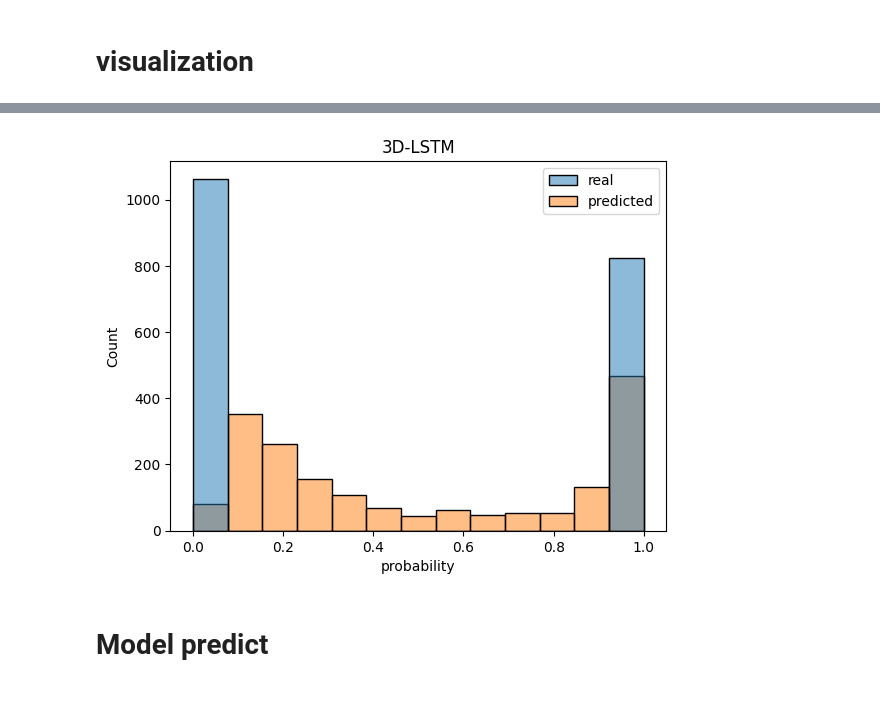
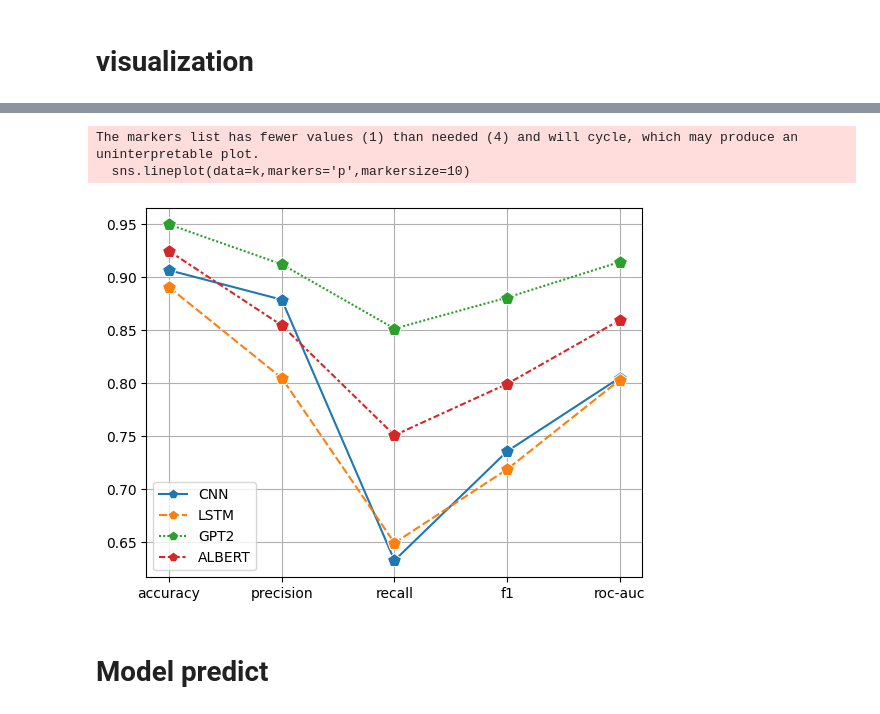
Before and after one commit to RedBatProject/Works, a Jupyter notebook: work_46_rumor.ipynb, the cells around one changed output, grey strips where cells are left out. Saved outputs shown, nothing was run; the diff lists cells and outputs as text; code cells hidden in the pictures.

```diff
--- a/work_46_rumor.ipynb
+++ b/work_46_rumor.ipynb
@@ -1057,12 +1105,11 @@ y0 = np.array(list(yt[yt==0].index))
-# %%
-name = '3D-LSTM'
-sns.histplot(dg)
-plt.xlabel('probability')
-plt.title(f'{name}')
-dg.to_csv(f'{path}{name}.csv',index=False)
-plt.savefig(f'{path}{name}.png',bbox_inches='tight')
-# %% [output]
-[figure, removed]
+# %%
+sns.lineplot(data=k,markers='p',markersize=10)
+plt.grid()
+plt.savefig(f'{path}{name}_line.png',bbox_inches='tight')
+# %% [output]
+The markers list has fewer values (1) than needed (4) and will cycle, which may produce an uninterpretable plot.
+  sns.lineplot(data=k,markers='p',markersize=10)
+[figure, added]
 # %% [markdown]
 # Model predict
 # %%
```
Also changed, not shown: parts of 57 cells of this notebook.
